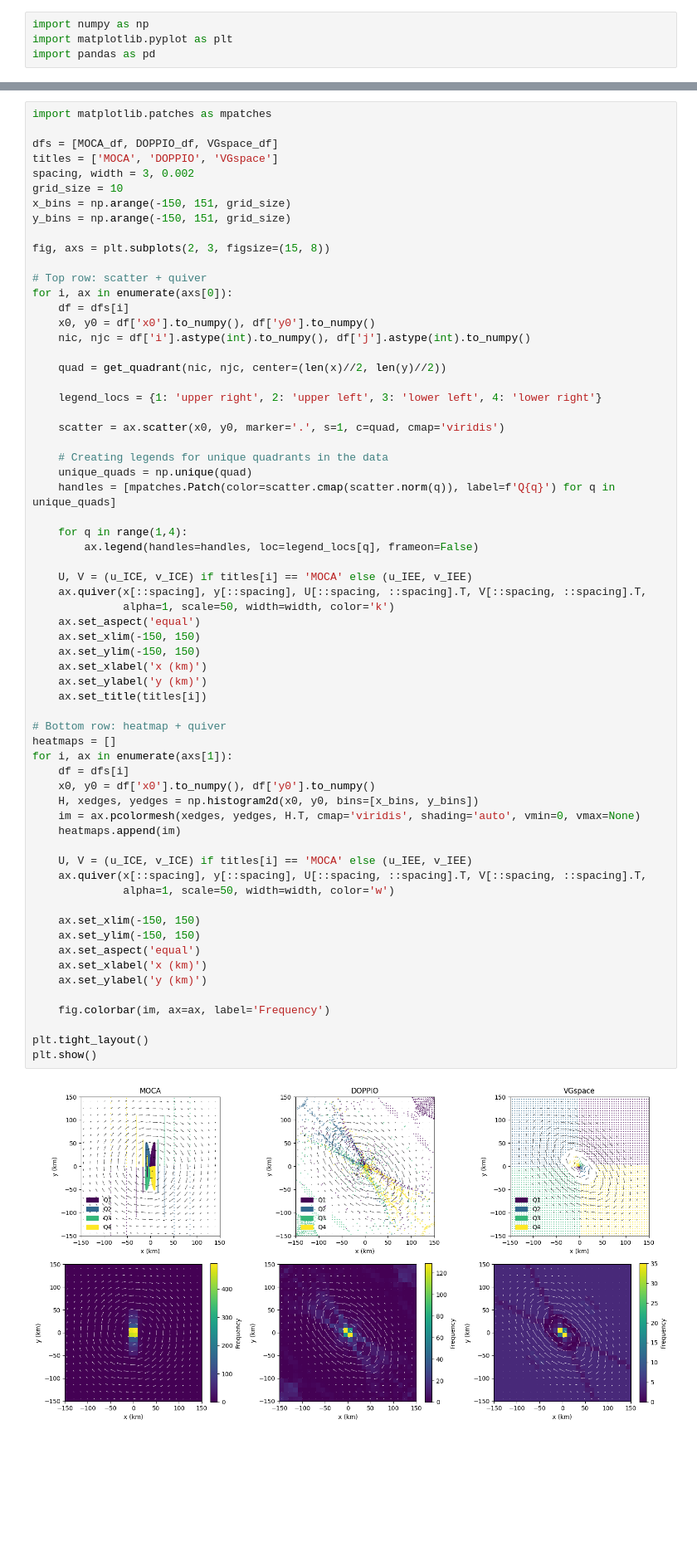
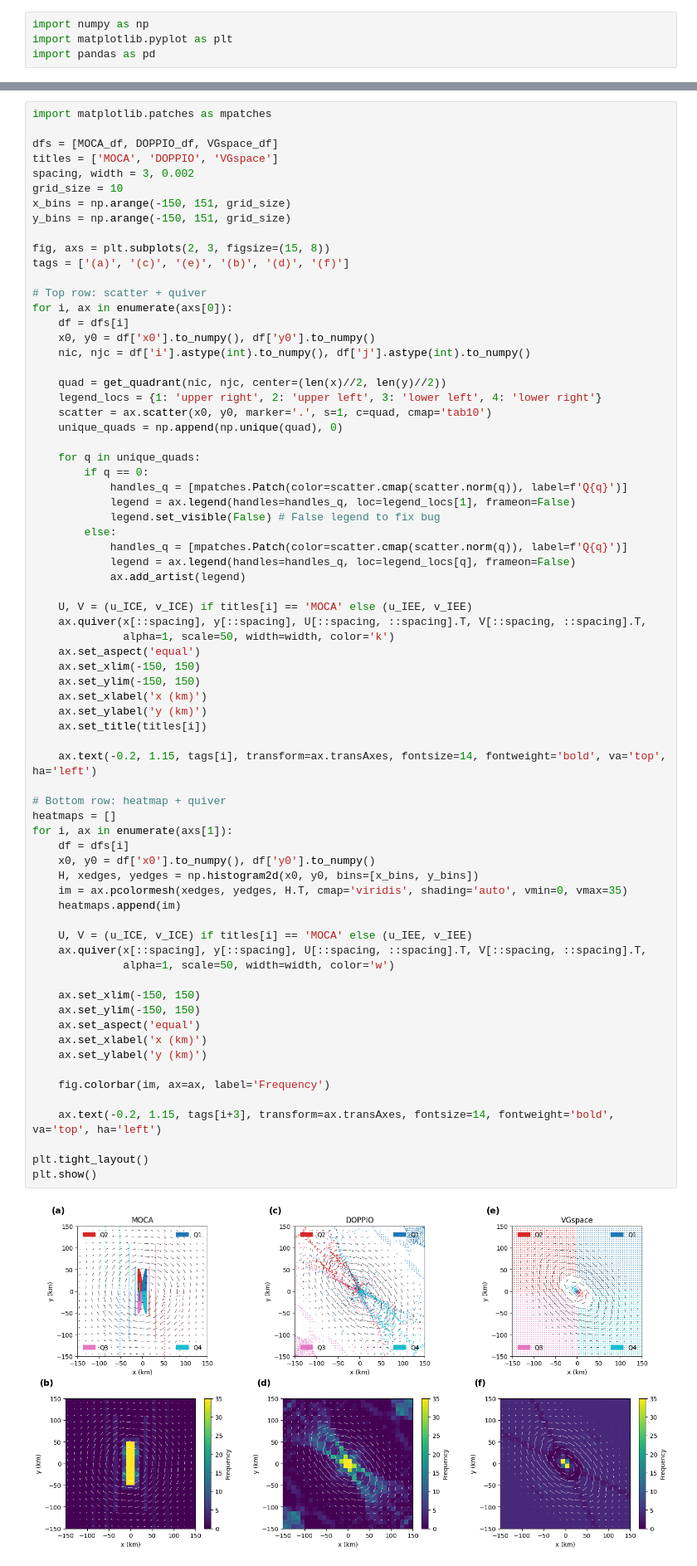
Before and after one commit to regdowse/UNSW-MRes, a Jupyter notebook: MRes/Chapter1/Error_Plots.ipynb, the cells around one changed output, grey strips where cells are left out. Shown at 83% size. Saved outputs shown, nothing was run; the diff lists cells and outputs as text; blank space fills up the shorter version.

```diff
--- a/MRes/Chapter1/Error_Plots.ipynb
+++ b/MRes/Chapter1/Error_Plots.ipynb
@@ -210,6 +154,7 @@ x_bins = np.arange(-150, 151, grid_size)
 y_bins = np.arange(-150, 151, grid_size)
 
 fig, axs = plt.subplots(2, 3, figsize=(15, 8))
+tags = ['(a)', '(c)', '(e)', '(b)', '(d)', '(f)']
 
 # Top row: scatter + quiver
 for i, ax in enumerate(axs[0]):
@@ -218,17 +163,19 @@ for i, ax in enumerate(axs[0]):
     nic, njc = df['i'].astype(int).to_numpy(), df['j'].astype(int).to_numpy()
 
     quad = get_quadrant(nic, njc, center=(len(x)//2, len(y)//2))
+    legend_locs = {1: 'upper right', 2: 'upper left', 3: 'lower left', 4: 'lower right'}
+    scatter = ax.scatter(x0, y0, marker='.', s=1, c=quad, cmap='tab10')
+    unique_quads = np.append(np.unique(quad), 0)
 
-    legend_locs = {1: 'upper right', 2: 'upper left', 3: 'lower left', 4: 'lower right'}
-
-    scatter = ax.scatter(x0, y0, marker='.', s=1, c=quad, cmap='viridis')
-
-    # Creating legends for unique quadrants in the data
-    unique_quads = np.unique(quad)
-    handles = [mpatches.Patch(color=scatter.cmap(scatter.norm(q)), label=f'Q{q}') for q in unique_quads]
-
-    for q in range(1,4):
-        ax.legend(handles=handles, loc=legend_locs[q], frameon=False)
+    for q in unique_quads:
+        if q == 0:
+            handles_q = [mpatches.Patch(color=scatter.cmap(scatter.norm(q)), label=f'Q{q}')]
+            legend = ax.legend(handles=handles_q, loc=legend_locs[1], frameon=False)
+            legend.set_visible(False) # False legend to fix bug
+        else:
+            handles_q = [mpatches.Patch(color=scatter.cmap(scatter.norm(q)), label=f'Q{q}')]
+            legend = ax.legend(handles=handles_q, loc=legend_locs[q], frameon=False)
+            ax.add_artist(legend)
 
     U, V = (u_ICE, v_ICE) if titles[i] == 'MOCA' else (u_IEE, v_IEE)
     ax.quiver(x[::spacing], y[::spacing], U[::spacing, ::spacing].T, V[::spacing, ::spacing].T,
@@ -236,32 +183,36 @@ for i, ax in enumerate(axs[0]):
     ax.set_aspect('equal')
     ax.set_xlim(-150, 150)
     ax.set_ylim(-150, 150)
     ax.set_xlabel('x (km)')
     ax.set_ylabel('y (km)')
     ax.set_title(titles[i])
 
+    ax.text(-0.2, 1.15, tags[i], transform=ax.transAxes, fontsize=14, fontweight='bold', va='top', ha='left')
+
 # Bottom row: heatmap + quiver
 heatmaps = []
 for i, ax in enumerate(axs[1]):
     df = dfs[i]
     x0, y0 = df['x0'].to_numpy(), df['y0'].to_numpy()
     H, xedges, yedges = np.histogram2d(x0, y0, bins=[x_bins, y_bins])
-    im = ax.pcolormesh(xedges, yedges, H.T, cmap='viridis', shading='auto', vmin=0, vmax=None)
+    im = ax.pcolormesh(xedges, yedges, H.T, cmap='viridis', shading='auto', vmin=0, vmax=35)
     heatmaps.append(im)
 
     U, V = (u_ICE, v_ICE) if titles[i] == 'MOCA' else (u_IEE, v_IEE)
     ax.quiver(x[::spacing], y[::spacing], U[::spacing, ::spacing].T, V[::spacing, ::spacing].T,
               alpha=1, scale=50, width=width, color='w')
 
     ax.set_xlim(-150, 150)
     ax.set_ylim(-150, 150)
     ax.set_aspect('equal')
     ax.set_xlabel('x (km)')
     ax.set_ylabel('y (km)')
 
     fig.colorbar(im, ax=ax, label='Frequency')
 
+    ax.text(-0.2, 1.15, tags[i+3], transform=ax.transAxes, fontsize=14, fontweight='bold', va='top', ha='left')
+
 plt.tight_layout()
 plt.show()
 # %% [output]
-[figure, old version]
+[figure, new version]
```
Also changed, not shown: parts of 1 cell of this notebook, 2 other files.
